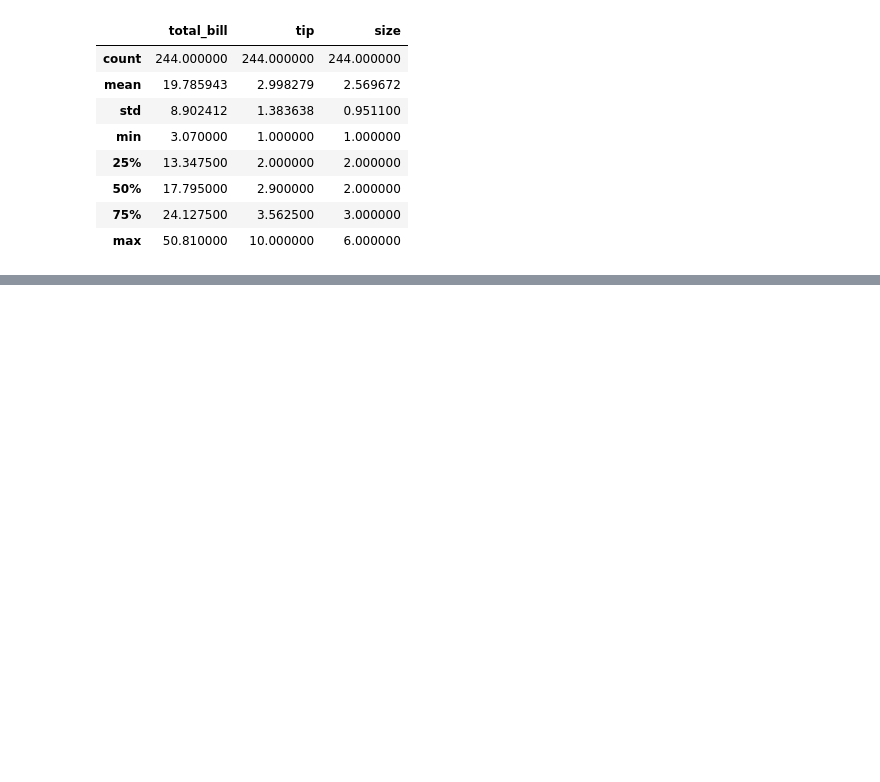
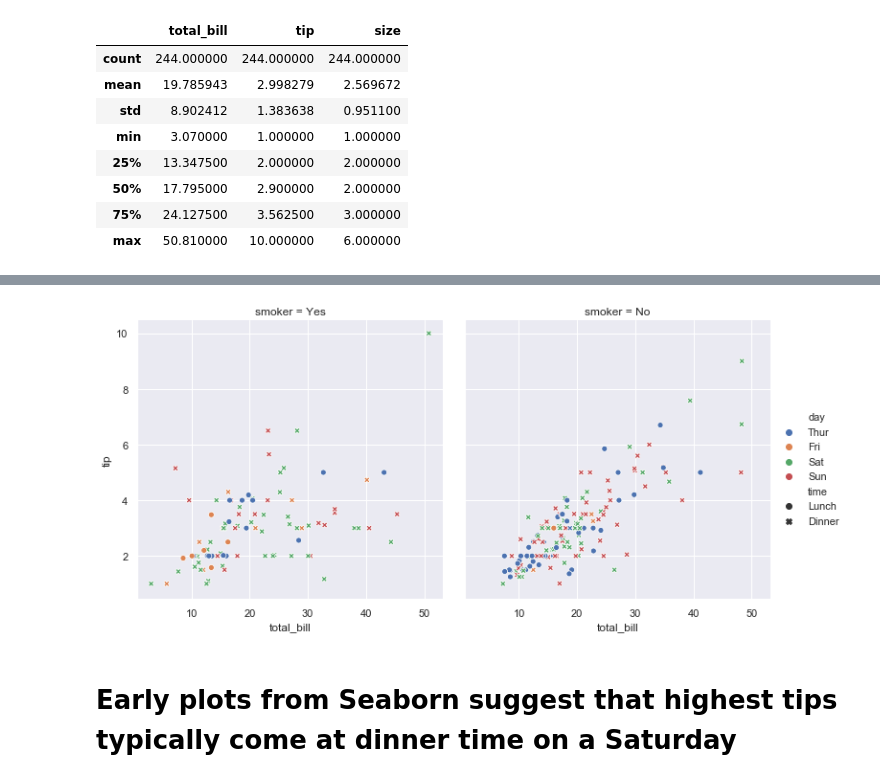
Before and after one commit to Spider-Mannix/DAfundProj, a Jupyter notebook: Project Notebook.ipynb, the cells around one changed output, grey strips where cells are left out. Saved outputs shown, nothing was run; the diff lists cells and outputs as text; code cells hidden in the pictures; blank space fills up the shorter version.

```diff
--- a/Project Notebook.ipynb
+++ b/Project Notebook.ipynb
@@ -27,0 +40,6 @@ df.describe()
+# %%
+sns.relplot(x="total_bill", y="tip", hue="day", style="time", col = "smoker", data=tips);
+# %% [output]
+[figure, added]
+# %% [markdown]
+# Early plots from Seaborn suggest that highest tips typically come at dinner time on a Saturday
```
Also changed, not shown: parts of 4 cells of this notebook.
